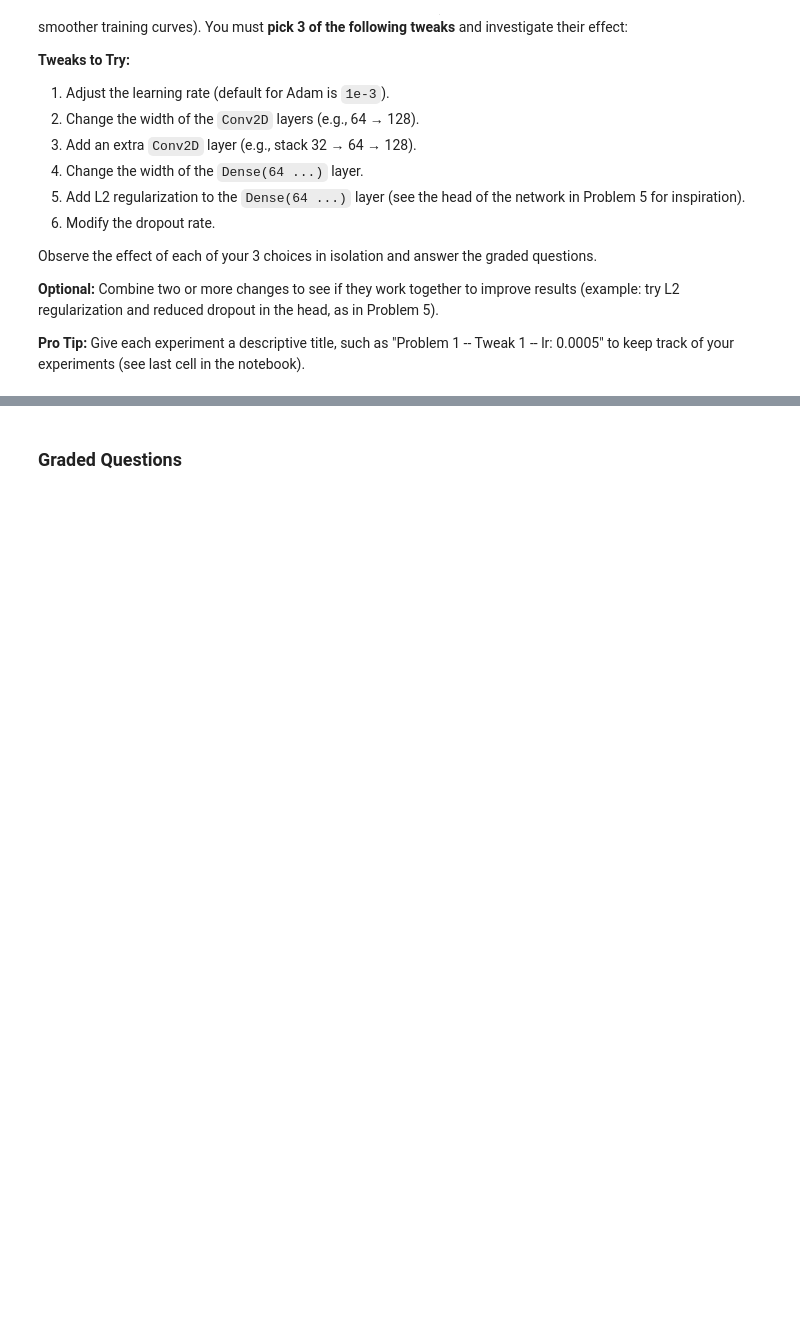
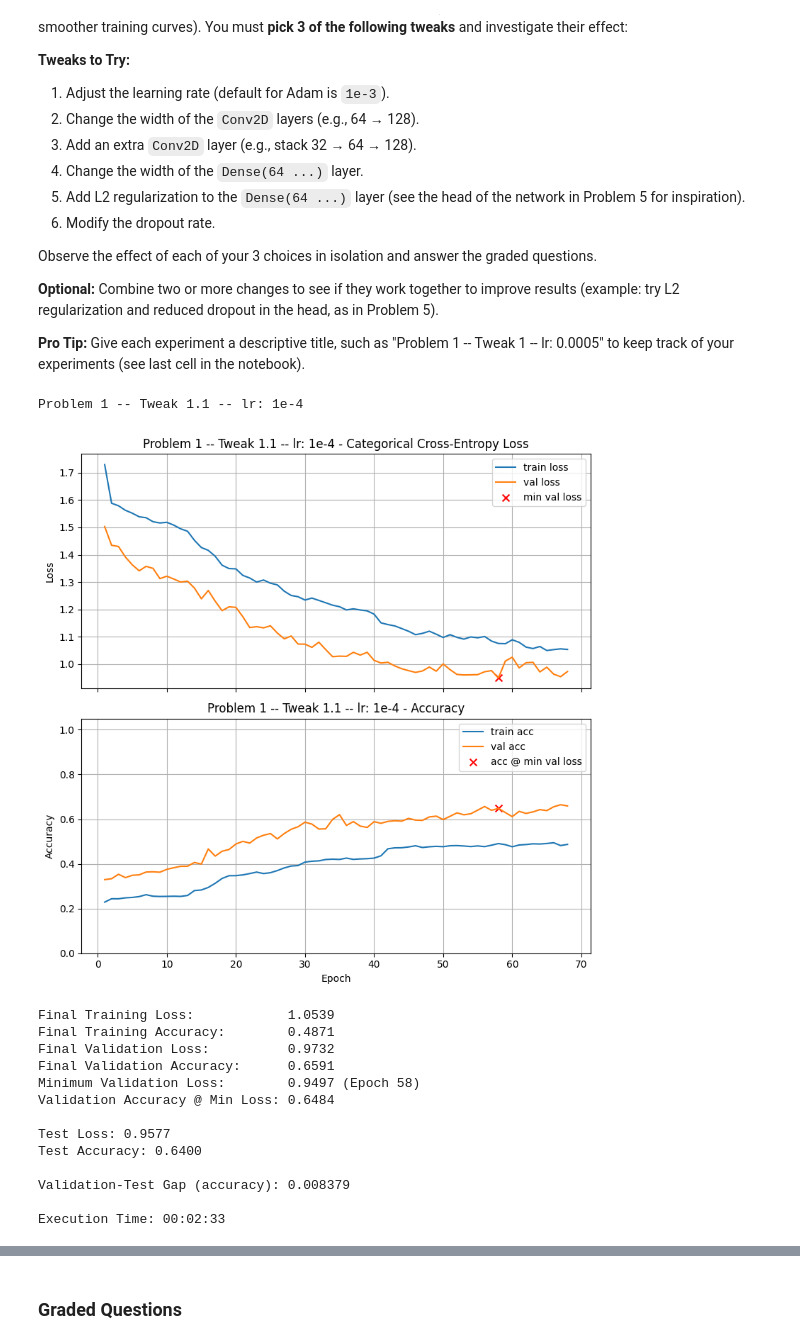
Before and after one commit to mwan30/Mod-7-Homework, a Jupyter notebook: Homework_04.ipynb, the cells around one changed output, grey strips where cells are left out. Saved outputs shown, nothing was run; the diff lists cells and outputs as text; code cells hidden in the pictures; blank space fills up the shorter version.

```diff
--- a/Homework_04.ipynb
+++ b/Homework_04.ipynb
@@ -367,3 +378,40 @@ Combine two or more changes to see if they work together to improve results (exa
 **Pro Tip:** Give each experiment a descriptive title, such as "Problem 1 -- Tweak 1 -- lr: 0.0005" to keep track of your experiments (see last cell in the notebook).
 # %%
 # Your code here, add additional cells if you wish
+
+# Adjusting learning rate
+
+he = initializers.HeNormal()                                # best initializer for relu
+
+model_lr1= models.Sequential([
+    Input(shape=X_train.shape[1:]),
+
+    Conv2D(32, (3,3), activation="relu", kernel_initializer=he, padding="same"),
+    MaxPooling2D(2),
+
+    Conv2D(64, (3,3), activation="relu", kernel_initializer=he, padding="same"),
+    MaxPooling2D(2),
+
+    Flatten(),
+    Dense(64, activation="relu",kernel_initializer=he),
+    Dropout(0.5),
+    Dense(num_classes, activation="softmax")
+])
+
+train_and_test(model_lr1, lr_schedule=1e-4, title="Problem 1 -- Tweak 1.1 -- lr: 1e-4")
+# %% [output]
+Problem 1 -- Tweak 1.1 -- lr: 1e-4
+[figure, added]
+Final Training Loss:            1.0539
+Final Training Accuracy:        0.4871
+Final Validation Loss:          0.9732
+Final Validation Accuracy:      0.6591
+Minimum Validation Loss:        0.9497 (Epoch 58)
+Validation Accuracy @ Min Loss: 0.6484
+
+Test Loss: 0.9577
+Test Accuracy: 0.6400
+
+Validation-Test Gap (accuracy): 0.008379
+
+Execution Time: 00:02:33
```
Also changed, not shown: parts of 17 cells of this notebook.
